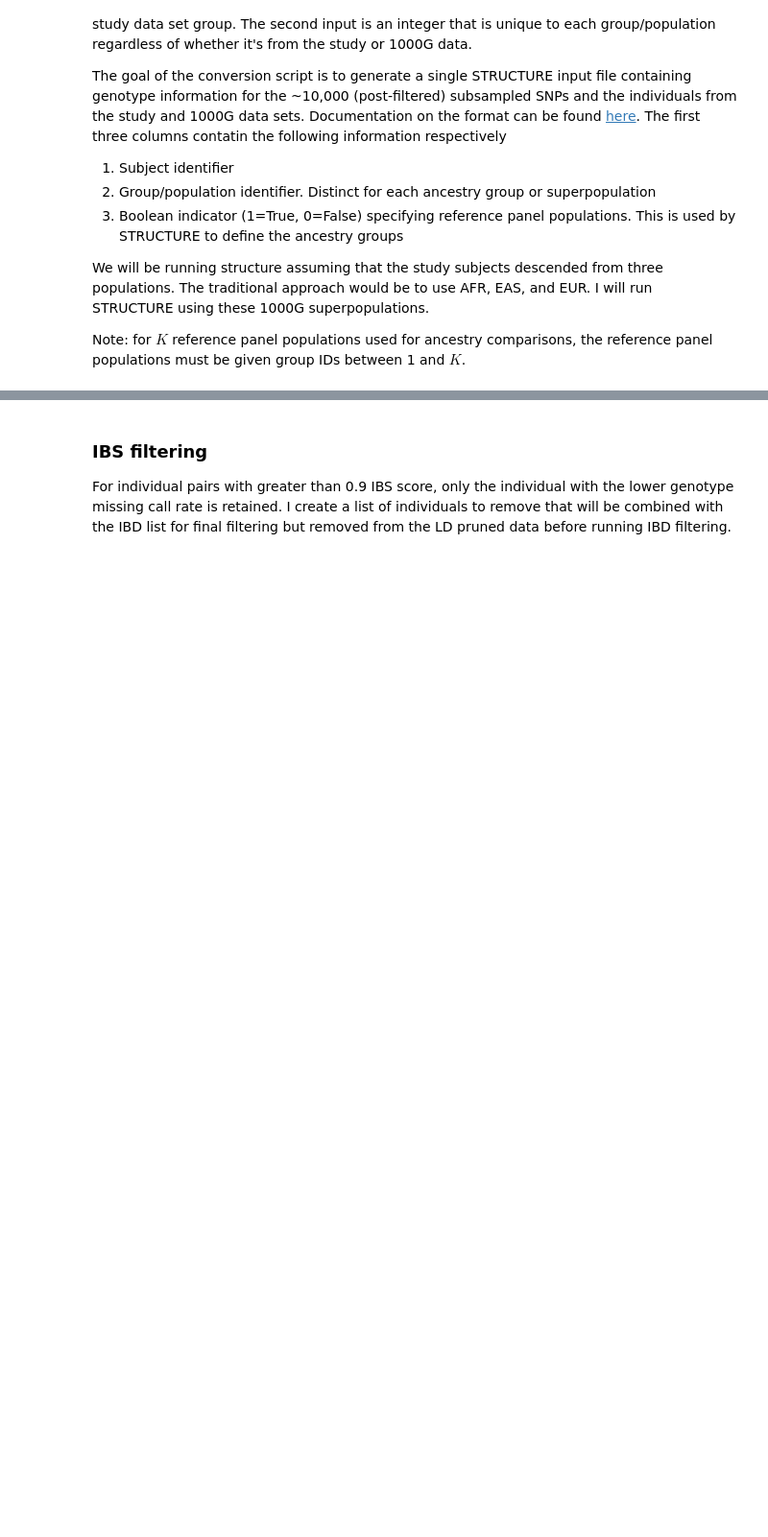
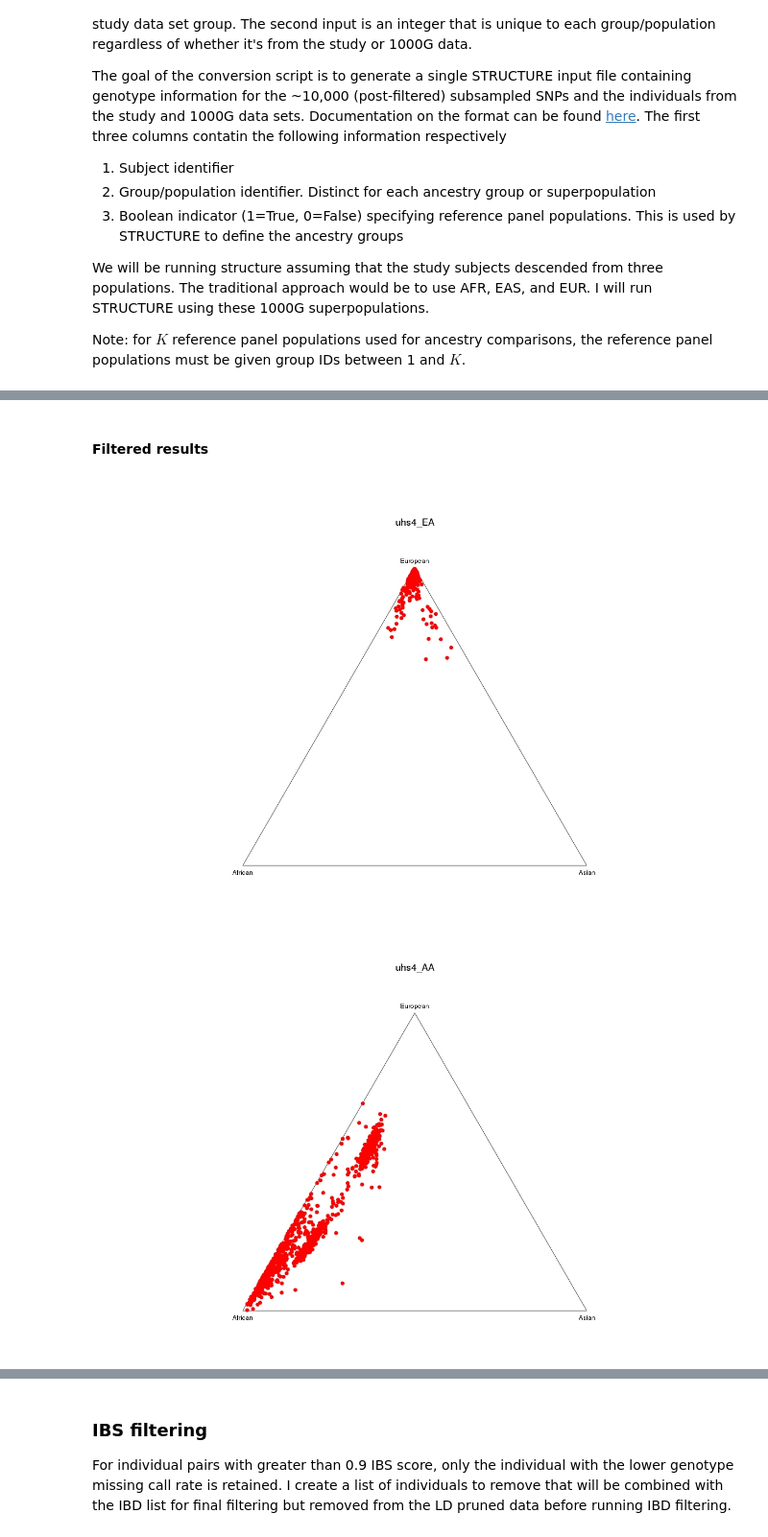
Before and after one commit to jaamarks/jaamarks_notebooks, a Jupyter notebook: Heroin_Project/develop/20181204_heroin_uhs4_qc.ipynb, the cells around one changed output, grey strips where cells are left out. Shown at 96% size. Drawn from its saved outputs; the diff is of its cells as text; code cells hidden in the pictures; blank space fills up the shorter version.

```diff
--- a/Heroin_Project/develop/20181204_heroin_uhs4_qc.ipynb
+++ b/Heroin_Project/develop/20181204_heroin_uhs4_qc.ipynb
@@ -1521,0 +1201,11 @@ done
+# %% [markdown]
+#### Filtered results
+# %%
+## R console ##
+library("IRdisplay")
+display_png(file="C:/Users/jmarks/Desktop/Projects/heroin/ngc/uhs4/qc/filtered/afr_eas_eur_filtered_uhs4_EA.jpg", width=800, height=800)
+display_png(file="C:/Users/jmarks/Desktop/Projects/heroin/ngc/uhs4/qc/filtered/afr_eas_eur_filtered_uhs4_AA.jpg", width=800, height=800)
+display_png(file="C:/Users/jmarks/Desktop/Projects/heroin/ngc/uhs4/qc/filtered/afr_eas_eur_filtered_uhs4_HA.jpg", width=800, height=800)
+# %% [output]
+[figure, added]
+[figure, added]
```
Also changed, not shown: parts of 57 cells of this notebook, 3 other files.
